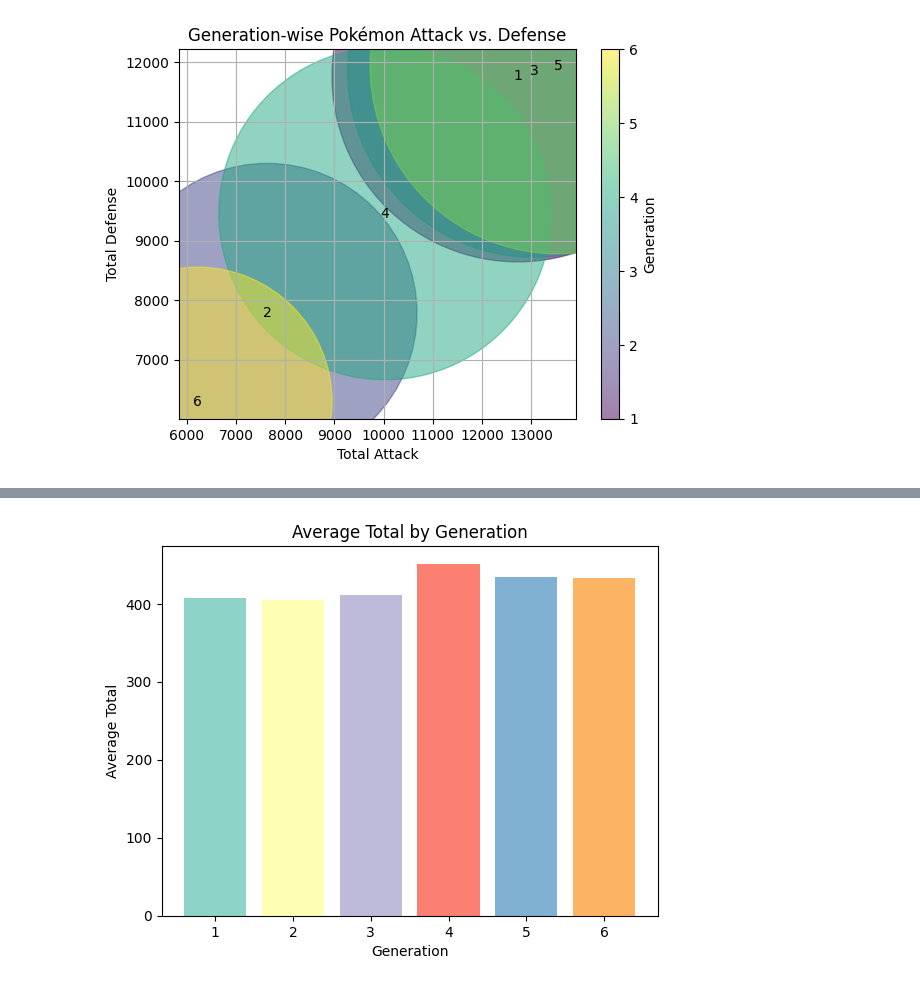
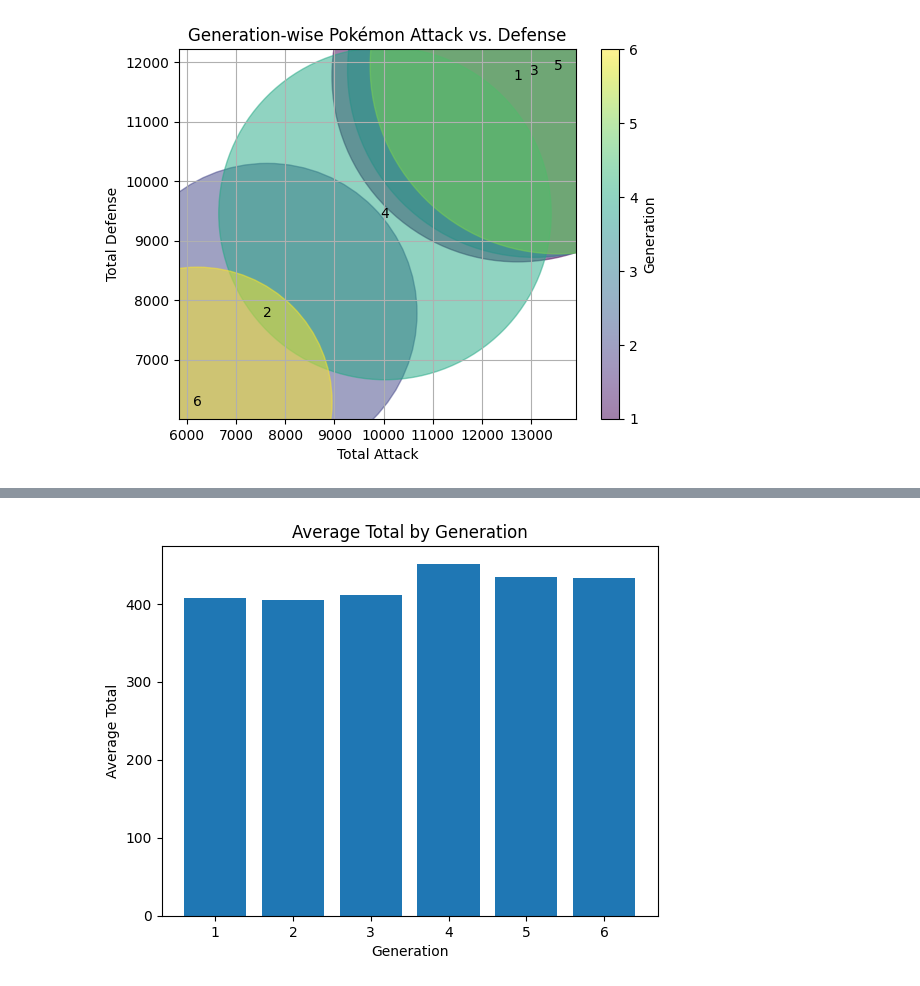
Before and after one commit to Yuri-m-b/pandas, a Jupyter notebook: Pandas Data Science Tutorial.ipynb, the cells around one changed output, grey strips where cells are left out. Cells and saved outputs as stored; diff of their text form; code cells hidden in the pictures.

Commit message:
Removed cmap

```diff
--- a/Pandas Data Science Tutorial.ipynb
+++ b/Pandas Data Science Tutorial.ipynb
@@ -463,25 +463,23 @@ plt.show()
 # %%
 import pandas as pd
 import matplotlib.pyplot as plt
 import numpy as np
 
 # Read the CSV file into a DataFrame
 pokedex = pd.read_csv('filtered_pokemon_data.csv')
 
 # Calculate the average 'Total' for each Generation
 generation_avg = pokedex.groupby('Generation')['Total'].mean().reset_index()
 
-color_map = plt.cm.get_cmap('Set3')
-
 # Create the bar plot
-plt.bar(generation_avg['Generation'], generation_avg['Total'], color= color_map(np.arange(len(generation_avg))))
+plt.bar(generation_avg['Generation'], generation_avg['Total'])
 
 # Set labels and title
 plt.xlabel('Generation')
 plt.ylabel('Average Total')
 plt.title('Average Total by Generation')
 
 # Show the plot
 plt.show()
 # %% [output]
-[figure, old version]
+[figure, new version]
```
